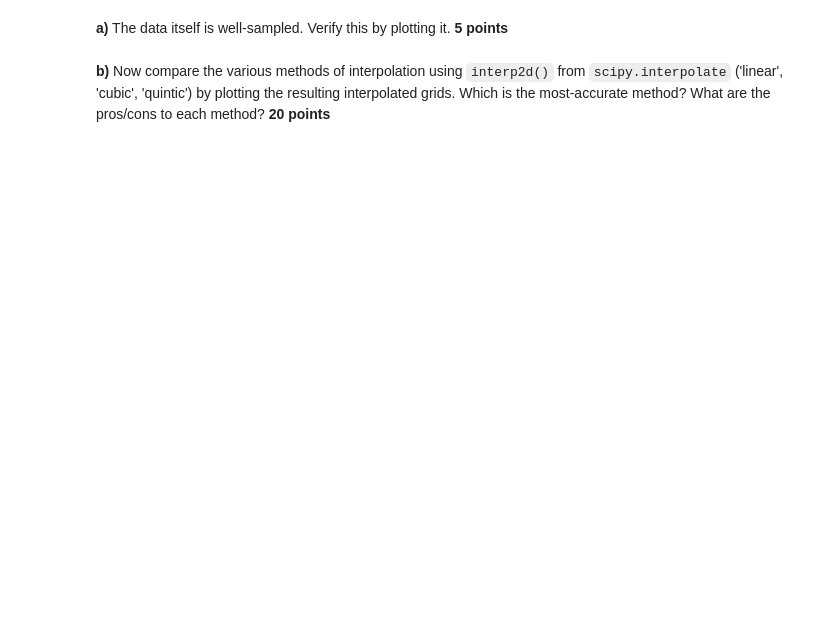
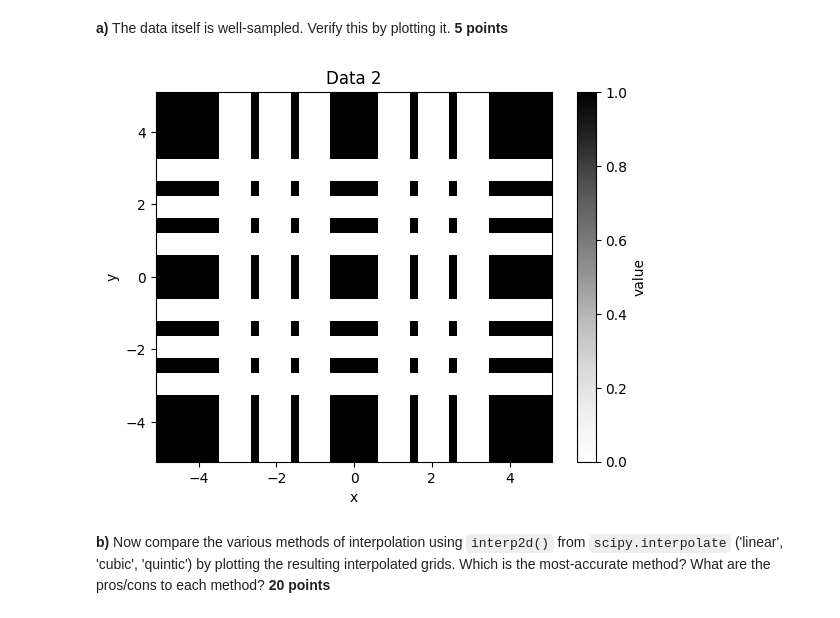
Before and after one commit to DAAP-Summer-2024/interpolation-and-smoothing-xdmc2012, a Jupyter notebook: assignment_6.ipynb, the cells around one changed output. Cells and saved outputs as stored; diff of their text form; code cells hidden in the pictures; blank space fills up the shorter version.

```diff
--- a/assignment_6.ipynb
+++ b/assignment_6.ipynb
@@ -18,3 +107,16 @@ Load the data in `sparse_1.dat`. You will try to find a smooth the data using in
 # 2. Using cubic spline for a function of two variables **[25 points]**
 # %% [markdown]
 Load the data in `data_2.dat`. It contains data in 3 dimensions, where the third dimension is a step function depending on position of the first two.
+# %%
+import numpy as np
+import matplotlib.pyplot as plt
+from scipy import interpolate
+
+# load the datafile
+data2 = np.loadtxt("Data/data_2.dat")
+print(data2.shape)
+xyshape = int(data2[:,0].size**0.5)
+xyaxis  = data2[0:xyshape,0]
+data2Arr = np.reshape(data2[:,2], (xyshape, xyshape))
+print(data2Arr.shape)
+print(data2)
@@ -21,4 +133,14 @@ Load the data in `data_2.dat`. It contains data in 3 dimensions, where the third
 # %% [markdown]
 **a)** The data itself is well-sampled. Verify this by plotting it. **5 points**
+# %%
+plt.pcolormesh(xyaxis, xyaxis, data2Arr, cmap="Greys")
+cbar = plt.colorbar()
+cbar.set_label("value")
+plt.title("Data 2")
+plt.xlabel("x")
+plt.ylabel("y")
+plt.show()
+# %% [output]
+[figure, added]
 # %% [markdown]
 **b)** Now compare the various methods of interpolation using `interp2d()` from `scipy.interpolate` ('linear', 'cubic', 'quintic') by plotting the resulting interpolated grids. Which is the most-accurate method? What are the pros/cons to each method? **20 points**
```
Also changed, not shown: parts of 17 cells of this notebook.
